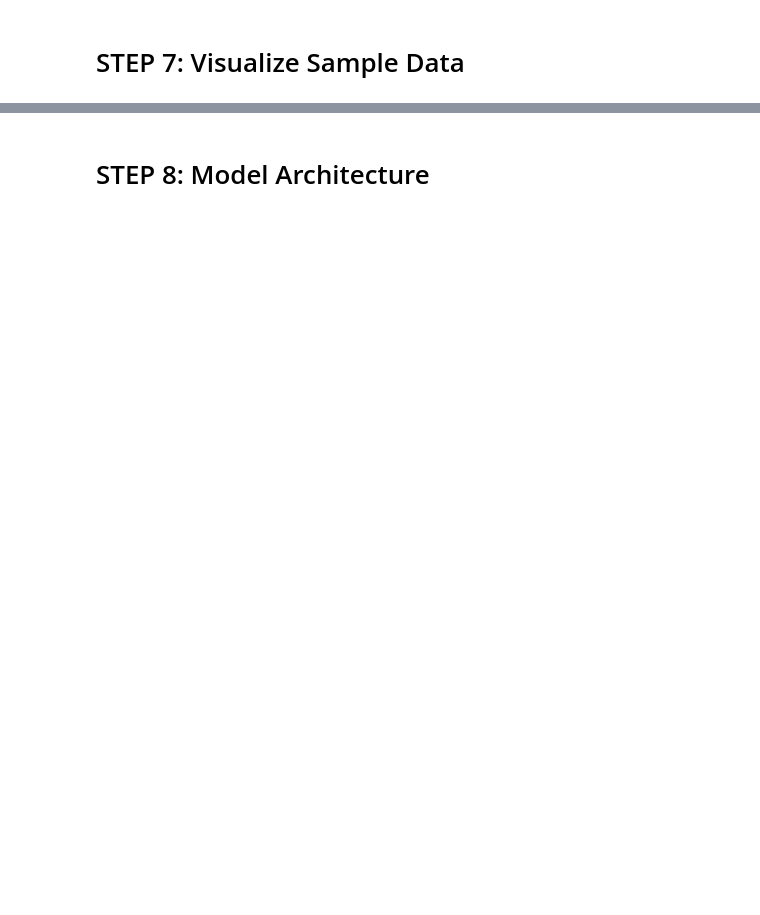
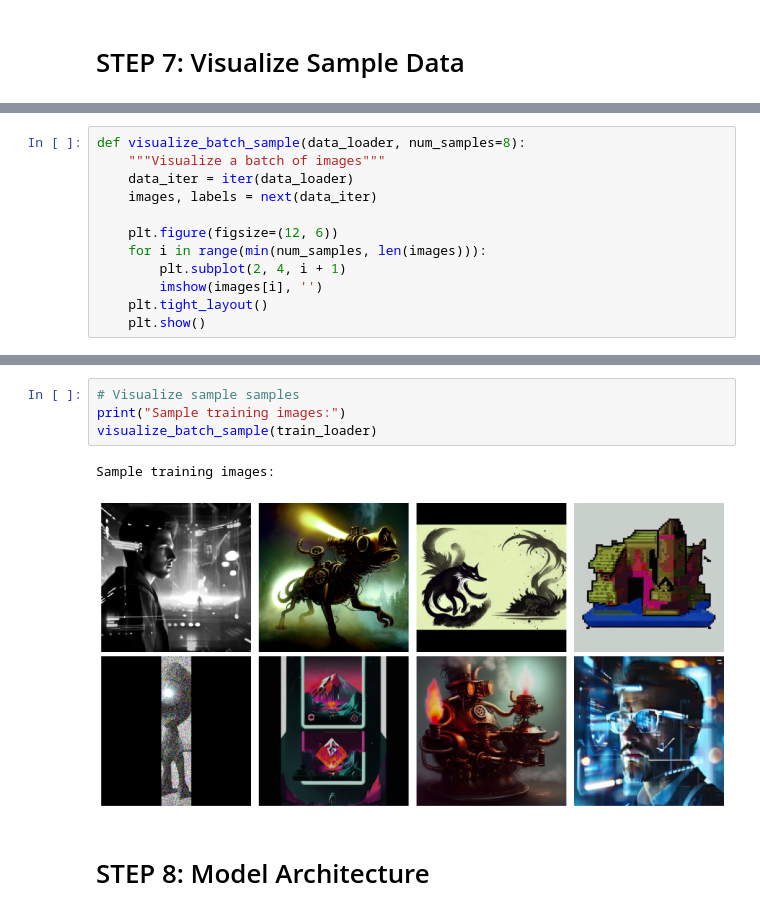
Before and after one commit to WaroonRagwongsiri/SAIGTechmasteryAI, a Jupyter notebook: mainHackathon_zclassifier.ipynb, the cells around one changed output, grey strips where cells are left out. Cells and saved outputs as stored; diff of their text form; blank space fills up the shorter version.

```diff
--- a/mainHackathon_zclassifier.ipynb
+++ b/mainHackathon_zclassifier.ipynb
@@ -211,0 +254,12 @@ visualize_batch(train_loader)
+# %%
+def visualize_batch_sample(data_loader, num_samples=8):
+    """Visualize a batch of images"""
+    data_iter = iter(data_loader)
+    images, labels = next(data_iter)
+
+    plt.figure(figsize=(12, 6))
+    for i in range(min(num_samples, len(images))):
+        plt.subplot(2, 4, i + 1)
+        imshow(images[i], '')
+    plt.tight_layout()
+    plt.show()
@@ -212,3 +273,10 @@ visualize_batch(train_loader)
+# %%
+# Visualize sample samples
+print("Sample training images:")
+visualize_batch_sample(train_loader)
+# %% [output]
+Sample training images:
+[figure, added]
 # %% [markdown]
 # STEP 8: Model Architecture
 # %%
```
Also changed, not shown: parts of 17 cells of this notebook, 6 other files.
